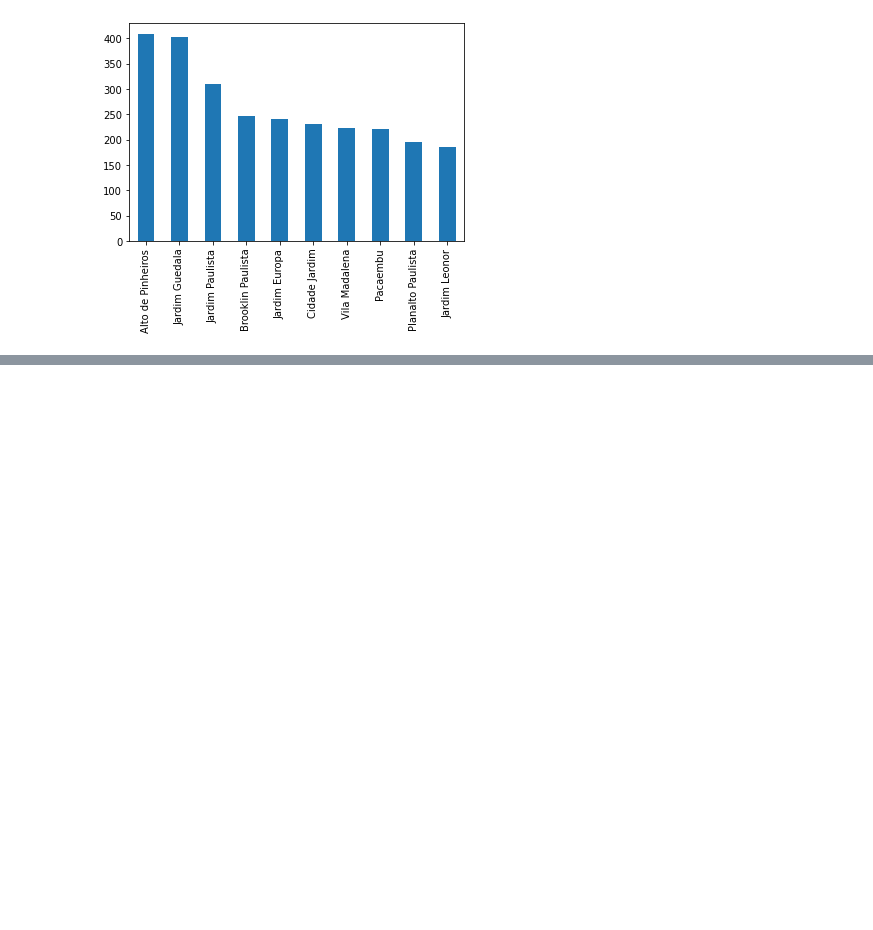
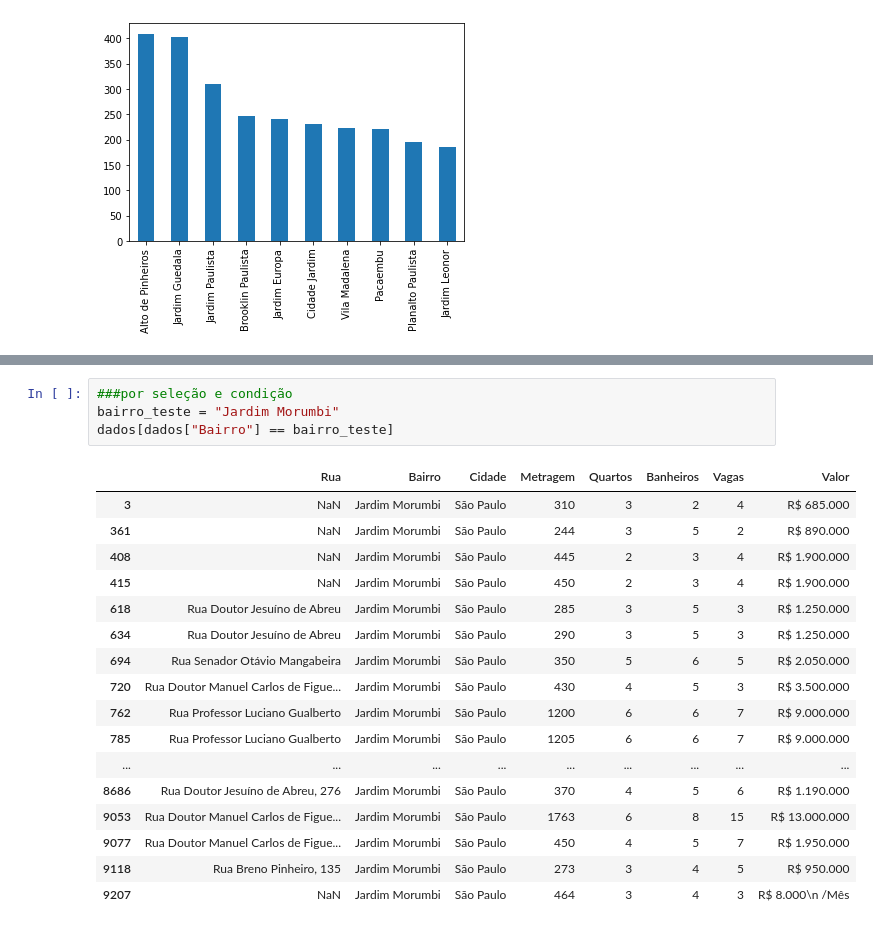
Before and after one commit to Coleone7/Imersao_dados_alura_4, a Jupyter notebook: Aula 1.ipynb, the cells around one changed output, grey strips where cells are left out. Drawn from its saved outputs; the diff is of its cells as text; blank space fills up the shorter version.

```diff
--- a/Aula 1.ipynb
+++ b/Aula 1.ipynb
@@ -198,0 +272,22 @@ Length: 6879, dtype: int64
+# %%
+###por seleção e condição
+bairro_teste = "Jardim Morumbi"
+dados[dados["Bairro"] == bairro_teste]
+# %% [output]
+|  | Rua | Bairro | Cidade | Metragem | Quartos | Banheiros | Vagas | Valor |
+| 3 | NaN | Jardim Morumbi | São Paulo | 310 | 3 | 2 | 4 | R$ 685.000 |
+| 361 | NaN | Jardim Morumbi | São Paulo | 244 | 3 | 5 | 2 | R$ 890.000 |
+| 408 | NaN | Jardim Morumbi | São Paulo | 445 | 2 | 3 | 4 | R$ 1.900.000 |
+| 415 | NaN | Jardim Morumbi | São Paulo | 450 | 2 | 3 | 4 | R$ 1.900.000 |
+| 618 | Rua Doutor Jesuíno de Abreu | Jardim Morumbi | São Paulo | 285 | 3 | 5 | 3 | R$ 1.250.000 |
+| 634 | Rua Doutor Jesuíno de Abreu | Jardim Morumbi | São Paulo | 290 | 3 | 5 | 3 | R$ 1.250.000 |
+| 694 | Rua Senador Otávio Mangabeira | Jardim Morumbi | São Paulo | 350 | 5 | 6 | 5 | R$ 2.050.000 |
+| 720 | Rua Doutor Manuel Carlos de Figue... | Jardim Morumbi | São Paulo | 430 | 4 | 5 | 3 | R$ 3.500.000 |
+| 762 | Rua Professor Luciano Gualberto | Jardim Morumbi | São Paulo | 1200 | 6 | 6 | 7 | R$ 9.000.000 |
+| 785 | Rua Professor Luciano Gualberto | Jardim Morumbi | São Paulo | 1205 | 6 | 6 | 7 | R$ 9.000.000 |
+| ... | ... | ... | ... | ... | ... | ... | ... | ... |
+| 8686 | Rua Doutor Jesuíno de Abreu, 276 | Jardim Morumbi | São Paulo | 370 | 4 | 5 | 6 | R$ 1.190.000 |
+| 9053 | Rua Doutor Manuel Carlos de Figue... | Jardim Morumbi | São Paulo | 1763 | 6 | 8 | 15 | R$ 13.000.000 |
+| 9077 | Rua Doutor Manuel Carlos de Figue... | Jardim Morumbi | São Paulo | 450 | 4 | 5 | 7 | R$ 1.950.000 |
+| 9118 | Rua Breno Pinheiro, 135 | Jardim Morumbi | São Paulo | 273 | 3 | 4 | 5 | R$ 950.000 |
+| 9207 | NaN | Jardim Morumbi | São Paulo | 464 | 3 | 4 | 3 | R$ 8.000\n /Mês |
```
Also changed, not shown: parts of 12 cells of this notebook.
